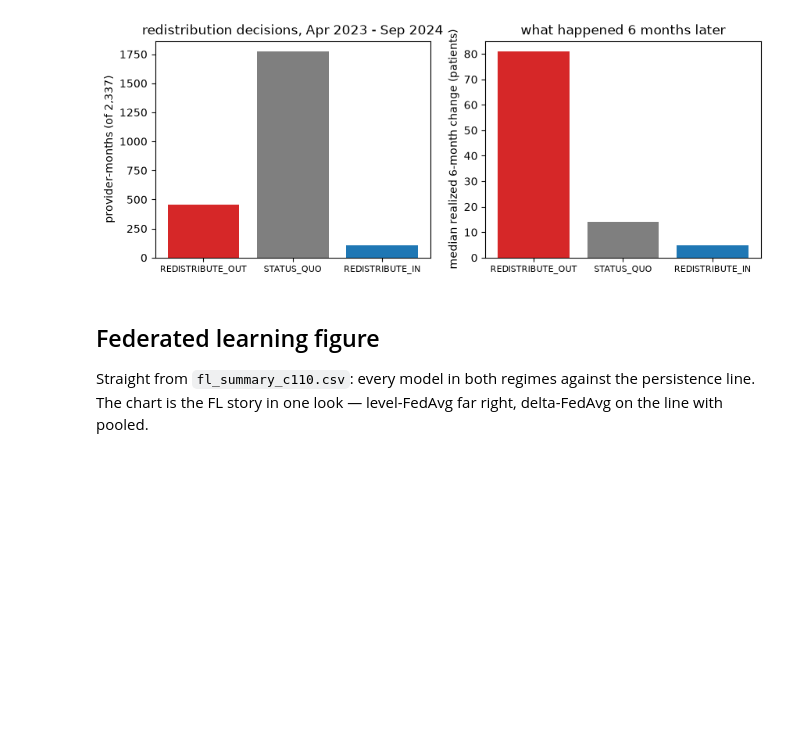
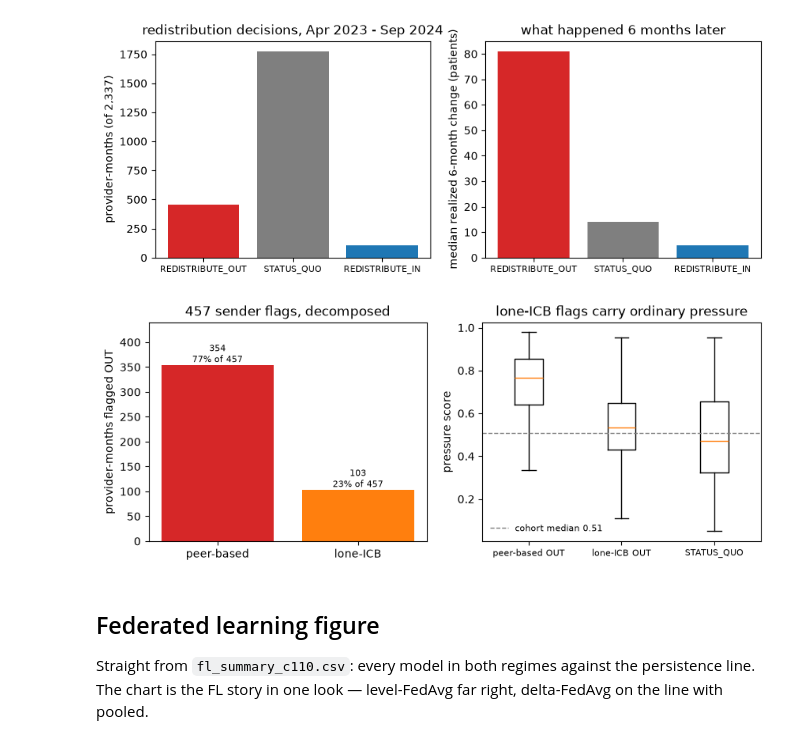
Before and after one commit to nileshsarkar-ai/fedOPD, a Jupyter notebook: src/13_report_figures.ipynb, the cells around one changed output. Drawn from its saved outputs; the diff is of its cells as text; code cells hidden in the pictures; blank space fills up the shorter version.

```diff
--- a/src/13_report_figures.ipynb
+++ b/src/13_report_figures.ipynb
@@ -354,6 +388,34 @@ save_fig(fig, "fig_c110_agent_v2_h6.png", "agent_decisions_h6_c110.csv",
 plt.show()
 # %% [output]
 [figure]
+# %%
+# Goal: fig_c110_agent_sender_split_h6.png - how much of the sender signal is real. The audit found
+# that a lone provider in an ICB-month ranks 1.0 against itself, so the figure separates those
+# automatic flags from the peer-based ones and shows what pressure each group actually carries.
+groups = {"peer-based OUT": peer_out, "lone-ICB OUT": lone_out,
+          "STATUS_QUO": dec["decision_v2"] == "STATUS_QUO"}
+
+fig, axes = plt.subplots(1, 2, figsize=(10, 3.6))
+axes[0].bar(["peer-based", "lone-ICB"], [int(peer_out.sum()), int(lone_out.sum())], color=["C3", "C1"])
+for xi, n in enumerate([int(peer_out.sum()), int(lone_out.sum())]):
+    axes[0].text(xi, n, f"{n}\n{n / 457:.0%} of 457", ha="center", va="bottom", fontsize=8)
+axes[0].set_ylabel("provider-months flagged OUT")
+axes[0].set_title("457 sender flags, decomposed")
+axes[0].set_ylim(0, 440)                     # headroom for the two-line value labels
+
+axes[1].boxplot([dec.loc[g, "pressure_score"] for g in groups.values()],
+                tick_labels=list(groups), showfliers=False)
+axes[1].axhline(dec["pressure_score"].median(), color="gray", ls="--", lw=1,
+                label=f"cohort median {dec['pressure_score'].median():.2f}")
+axes[1].set_ylabel("pressure score")
+axes[1].set_title("lone-ICB flags carry ordinary pressure")
+axes[1].tick_params(axis="x", labelsize=8)
+axes[1].legend(frameon=False, fontsize=8)
+save_fig(fig, "fig_c110_agent_sender_split_h6.png", "agent_decisions_h6_c110.csv",
+         "peer-based vs lone-ICB REDISTRIBUTE_OUT flags and the pressure each group carries")
+plt.show()
+# %% [output]
+[figure, added]
 # %% [markdown]
 ## Federated learning figure
 
```
Also changed, not shown: parts of 3 cells of this notebook, 27 other files.
